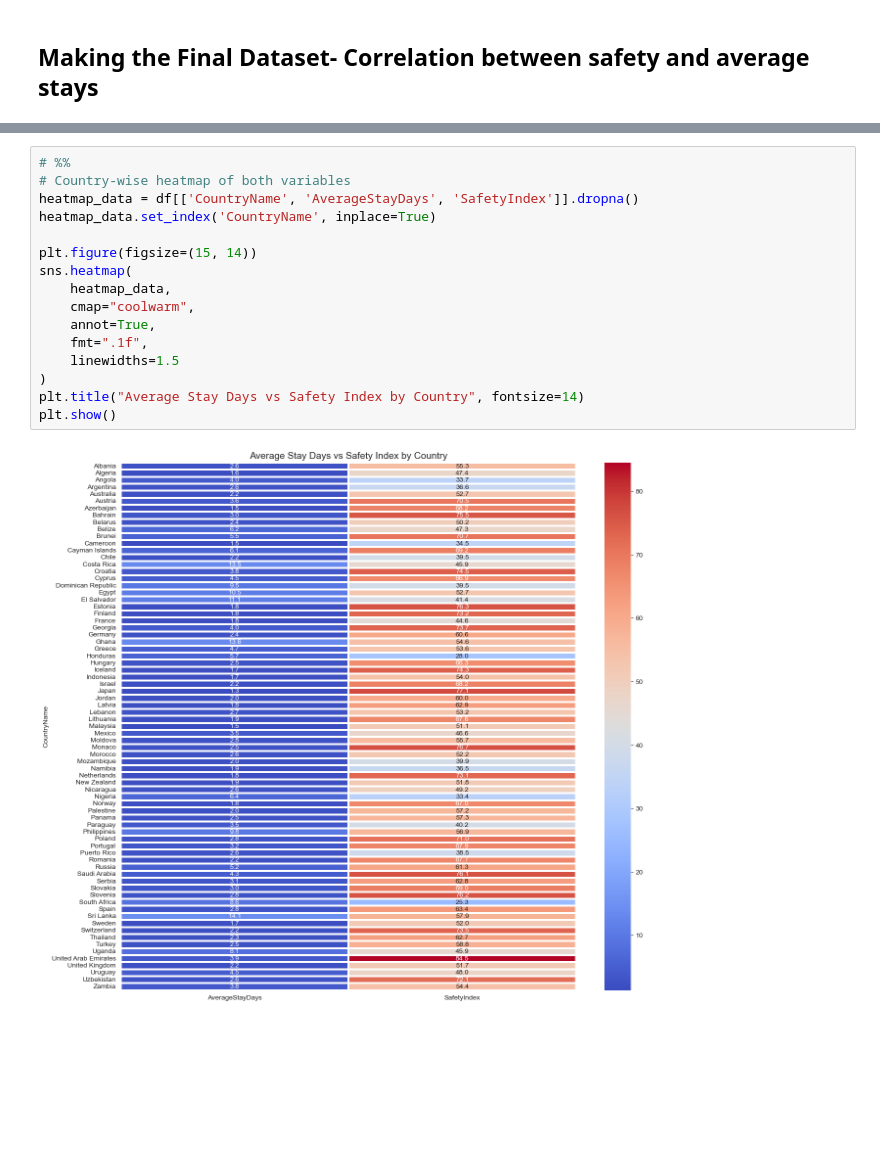
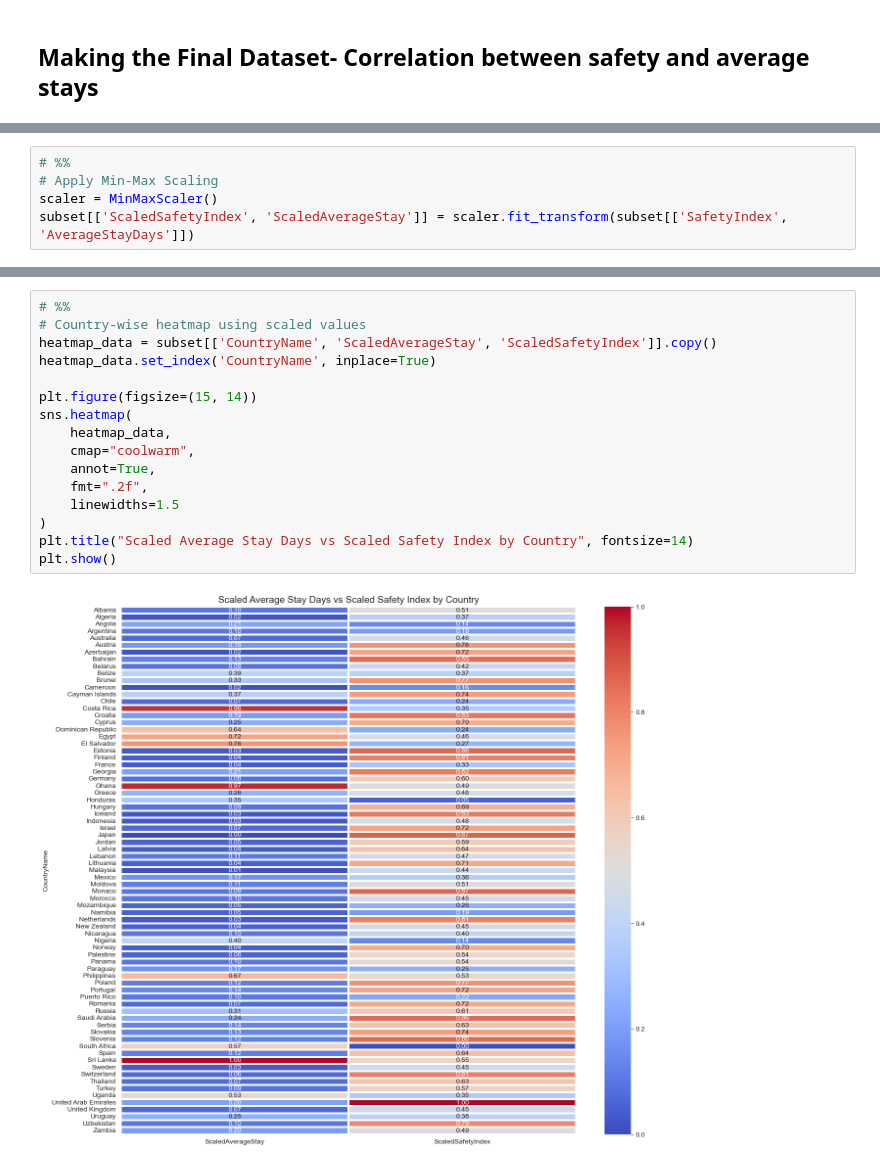
Before and after one commit to IuliaBunescu/tourism_clustering_project, a Jupyter notebook: EDA/correlation-safety-index-average-stay-Irina.ipynb, the cells around one changed output, grey strips where cells are left out. Cells and saved outputs as stored; diff of their text form; blank space fills up the shorter version.

Commit message:
Fix correlation-safety-index-average-stay-Irina.ipynb

```diff
--- a/EDA/correlation-safety-index-average-stay-Irina.ipynb
+++ b/EDA/correlation-safety-index-average-stay-Irina.ipynb
@@ -26,0 +22,5 @@ Correlation between Average Stay and Safety Index: -0.25864677481022824
+# %%
+# %%
+# Apply Min-Max Scaling
+scaler = MinMaxScaler()
+subset[['ScaledSafetyIndex', 'ScaledAverageStay']] = scaler.fit_transform(subset[['SafetyIndex', 'AverageStayDays']])
@@ -46,18 +53,18 @@ plt.show()
 # %%
 # %%
-# Country-wise heatmap of both variables
-heatmap_data = df[['CountryName', 'AverageStayDays', 'SafetyIndex']].dropna()
+# Country-wise heatmap using scaled values
+heatmap_data = subset[['CountryName', 'ScaledAverageStay', 'ScaledSafetyIndex']].copy()
 heatmap_data.set_index('CountryName', inplace=True)
 
 plt.figure(figsize=(15, 14))
 sns.heatmap(
     heatmap_data,
     cmap="coolwarm",
     annot=True,
-    fmt=".1f",
+    fmt=".2f",
     linewidths=1.5
 )
-plt.title("Average Stay Days vs Safety Index by Country", fontsize=14)
+plt.title("Scaled Average Stay Days vs Scaled Safety Index by Country", fontsize=14)
 plt.show()
 # %% [output]
-[figure, old version]
+[figure, new version]
```
Also changed, not shown: parts of 6 cells of this notebook.
